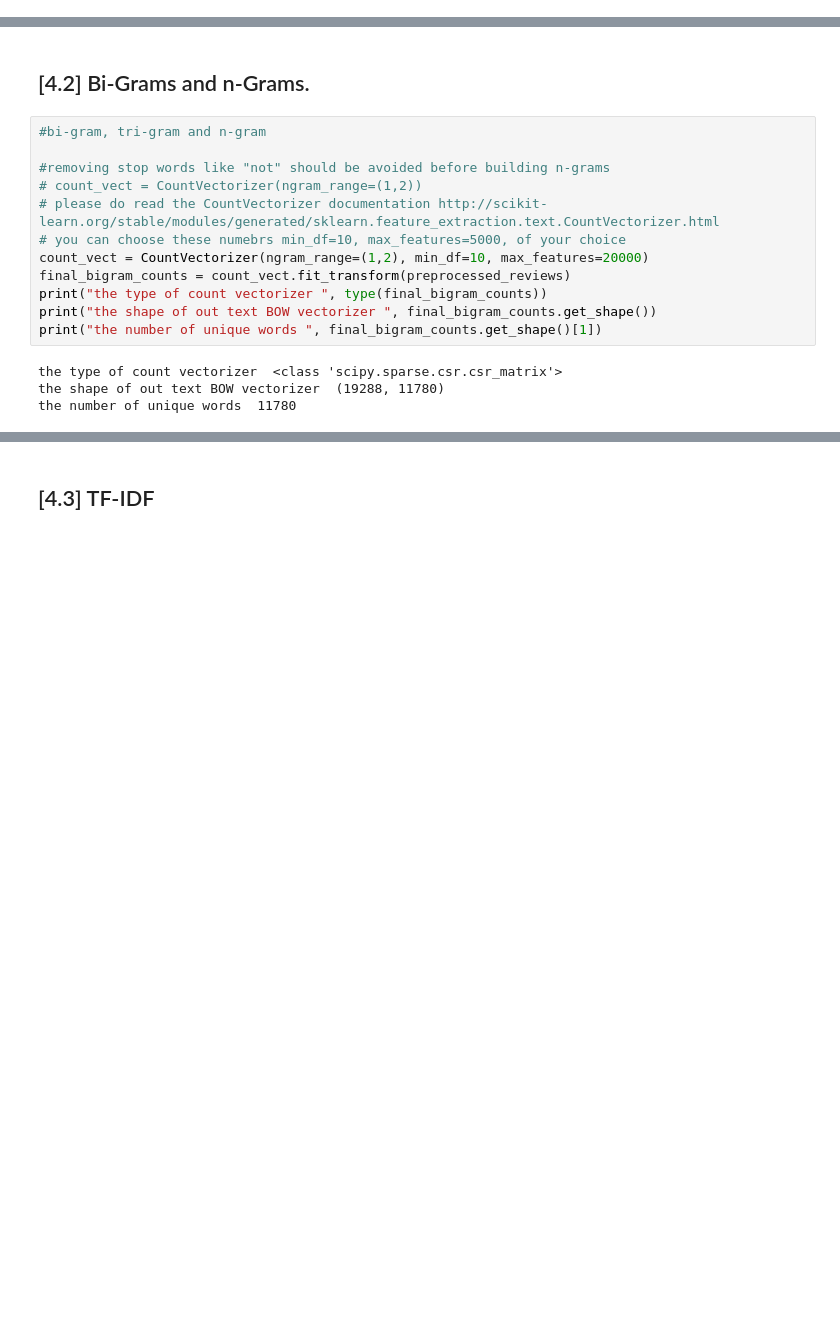
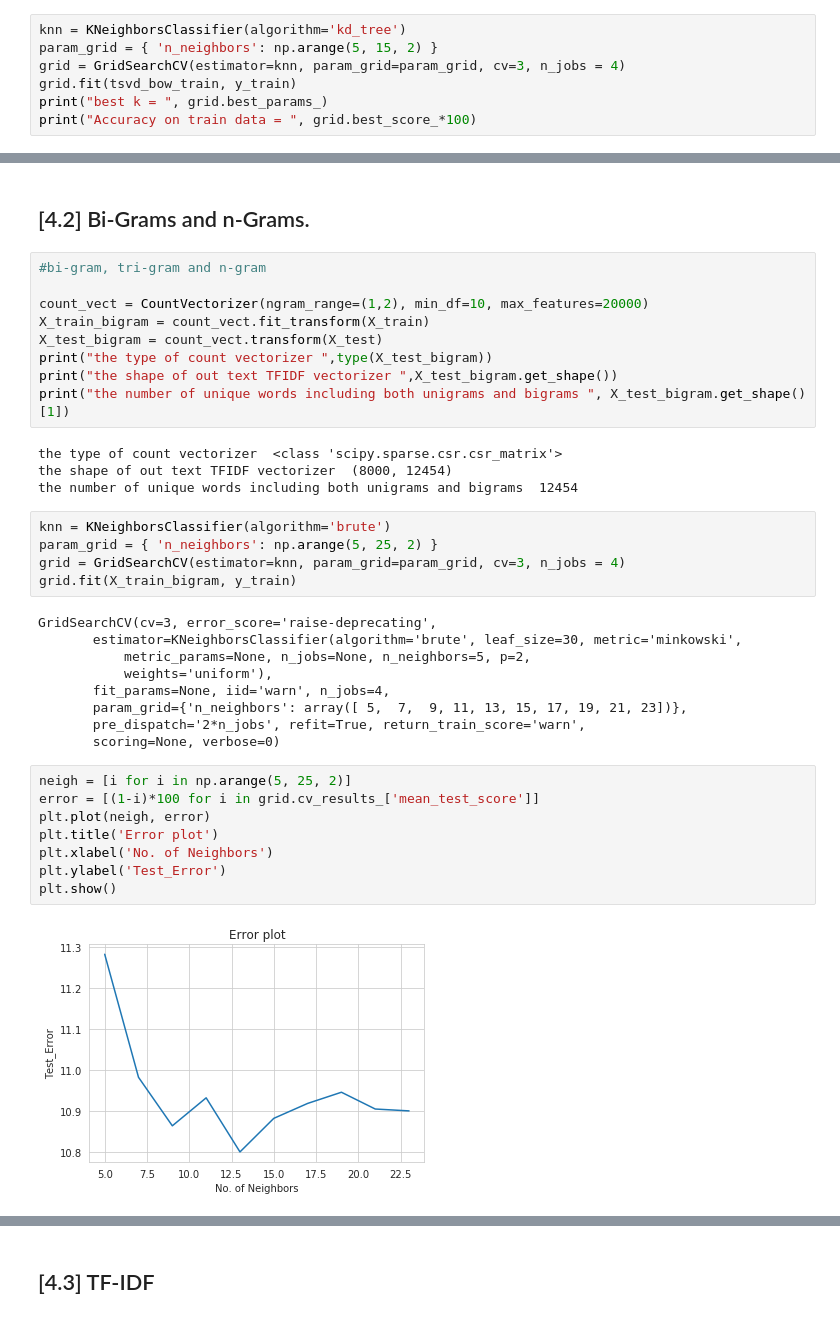
Before and after one commit to Lalit-Yadav-E1483/Amazon-Fine-Food, a Jupyter notebook: knn_data.ipynb, the cells around one changed output, grey strips where cells are left out. Cells and saved outputs as stored; diff of their text form; blank space fills up the shorter version.

Commit message:
Added Knn on Bow and Bigram model

```diff
--- a/knn_data.ipynb
+++ b/knn_data.ipynb
@@ -460,0 +440,7 @@ final_counts.shape
+# %%
+knn = KNeighborsClassifier(algorithm='kd_tree')
+param_grid = { 'n_neighbors': np.arange(5, 15, 2) }
+grid = GridSearchCV(estimator=knn, param_grid=param_grid, cv=3, n_jobs = 4)
+grid.fit(tsvd_bow_train, y_train)
+print("best k = ", grid.best_params_)
+print("Accuracy on train data = ", grid.best_score_*100)
@@ -463,16 +459,37 @@ final_counts.shape
 # %%
 #bi-gram, tri-gram and n-gram
 
-#removing stop words like "not" should be avoided before building n-grams
-# count_vect = CountVectorizer(ngram_range=(1,2))
-# please do read the CountVectorizer documentation http://scikit-learn.org/stable/modules/generated/sklearn.feature_extraction.text.CountVectorizer.html
-# you can choose these numebrs min_df=10, max_features=5000, of your choice
 count_vect = CountVectorizer(ngram_range=(1,2), min_df=10, max_features=20000)
-final_bigram_counts = count_vect.fit_transform(preprocessed_reviews)
-print("the type of count vectorizer ", type(final_bigram_counts))
-print("the shape of out text BOW vectorizer ", final_bigram_counts.get_shape())
-print("the number of unique words ", final_bigram_counts.get_shape()[1])
+X_train_bigram = count_vect.fit_transform(X_train)
+X_test_bigram = count_vect.transform(X_test)
+print("the type of count vectorizer ",type(X_test_bigram))
+print("the shape of out text TFIDF vectorizer ",X_test_bigram.get_shape())
+print("the number of unique words including both unigrams and bigrams ", X_test_bigram.get_shape()[1])
 # %% [output]
 the type of count vectorizer  <class 'scipy.sparse.csr.csr_matrix'>
-the shape of out text BOW vectorizer  (19288, 11780)
-the number of unique words  11780
+the shape of out text TFIDF vectorizer  (8000, 12454)
+the number of unique words including both unigrams and bigrams  12454
+# %%
+knn = KNeighborsClassifier(algorithm='brute')
+param_grid = { 'n_neighbors': np.arange(5, 25, 2) }
+grid = GridSearchCV(estimator=knn, param_grid=param_grid, cv=3, n_jobs = 4)
+grid.fit(X_train_bigram, y_train)
+# %% [output]
+GridSearchCV(cv=3, error_score='raise-deprecating',
+       estimator=KNeighborsClassifier(algorithm='brute', leaf_size=30, metric='minkowski',
+           metric_params=None, n_jobs=None, n_neighbors=5, p=2,
+           weights='uniform'),
+       fit_params=None, iid='warn', n_jobs=4,
+       param_grid={'n_neighbors': array([ 5,  7,  9, 11, 13, 15, 17, 19, 21, 23])},
+       pre_dispatch='2*n_jobs', refit=True, return_train_score='warn',
+       scoring=None, verbose=0)
+# %%
+neigh = [i for i in np.arange(5, 25, 2)]
+error = [(1-i)*100 for i in grid.cv_results_['mean_test_score']]
+plt.plot(neigh, error)
+plt.title('Error plot')
+plt.xlabel('No. of Neighbors')
+plt.ylabel('Test_Error')
+plt.show()
+# %% [output]
+[figure, added]
```
Also changed, not shown: parts of 46 cells of this notebook.
